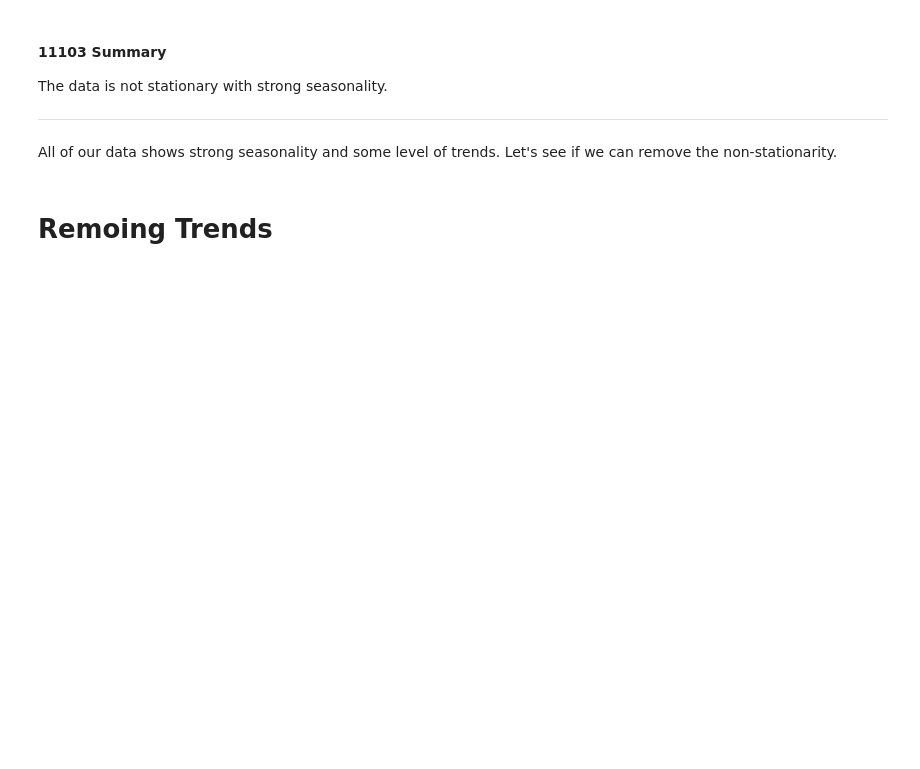
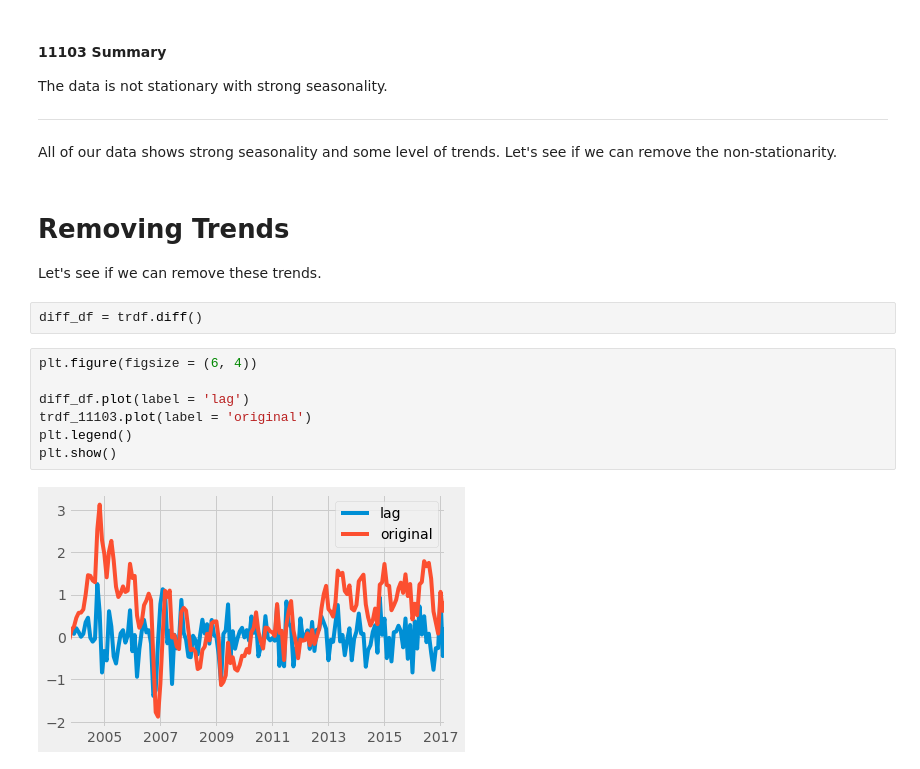
Before and after one commit to stereopickle/real_estate_prediction, a Jupyter notebook: 010.Exploratory_Data_Analysis.ipynb, the cells around one changed output. Saved outputs shown, nothing was run; the diff lists cells and outputs as text; blank space fills up the shorter version.

Commit message:
adding visualization for removing trend

```diff
--- a/010.Exploratory_Data_Analysis.ipynb
+++ b/010.Exploratory_Data_Analysis.ipynb
@@ -223,5 +223,17 @@ The data is not stationary with strong seasonality.
 ---
 # %% [markdown]
 All of our data shows strong seasonality and some level of trends. Let's see if we can remove the non-stationarity.
-# %% [markdown]
-# Remoing Trends
+# %% [markdown]
+# Removing Trends
+Let's see if we can remove these trends.
+# %%
+diff_df = trdf.diff()
+# %%
+plt.figure(figsize = (6, 4))
+
+diff_df.plot(label = 'lag')
+trdf_11103.plot(label = 'original')
+plt.legend()
+plt.show()
+# %% [output]
+[figure, added]
```
Also changed, not shown: parts of 10 cells of this notebook.
